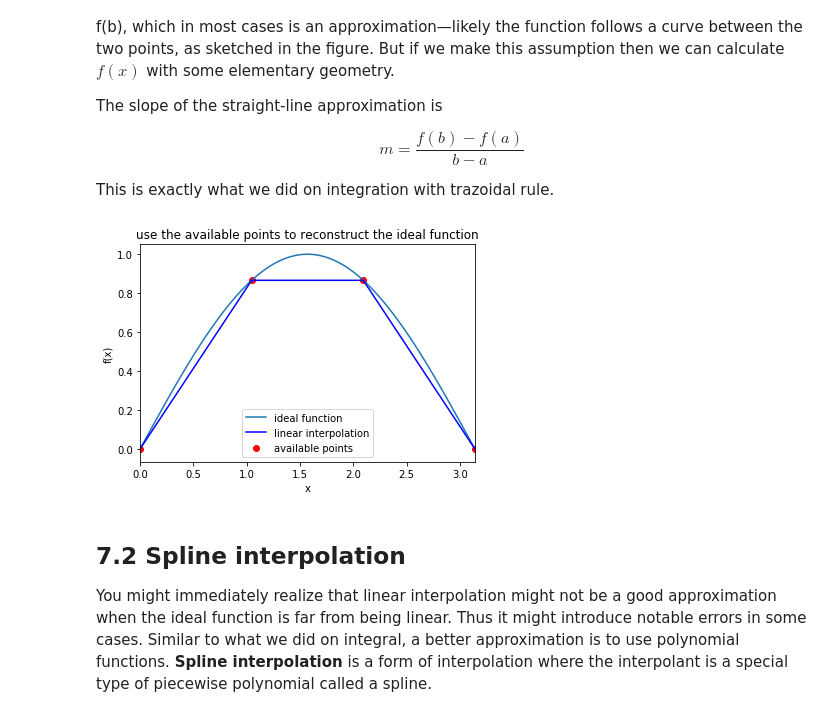
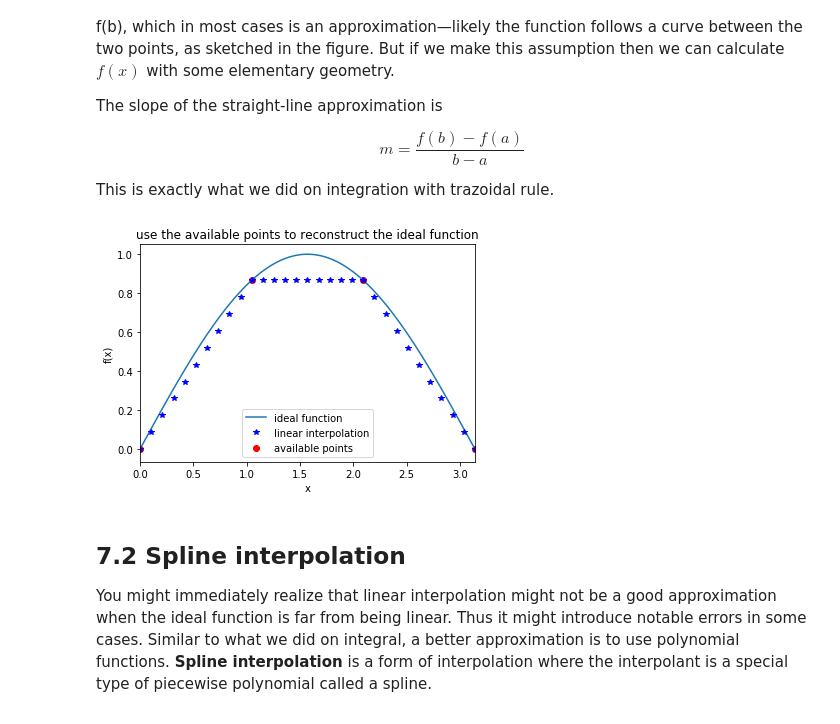
Before and after one commit to MaterSim/ComputationalPhysics300, a Jupyter notebook: Lec_07_interpolation.ipynb, the cells around one changed output. Saved outputs shown, nothing was run; the diff lists cells and outputs as text; code cells hidden in the pictures.

Commit message:
interpolation update

```diff
--- a/Lec_07_interpolation.ipynb
+++ b/Lec_07_interpolation.ipynb
@@ -66,35 +66,35 @@ npt2 = 10  #number of points you want to interpolate bewteen two known points
 x0 = np.linspace(x_min, x_max, npt0) #ideal function
 x1 = np.linspace(x_min, x_max, npt1) #available points
 
 
 #---------To interpolate based on the available points
 
 x2 = []
 y2 = []
 
 for i in range(npt1-1):
     slope = (f(x1[i+1])-f(x1[i]))/(x1[i+1]-x1[i])
     delta = (x1[i+1]-x1[i])/npt2
     for j in range(npt2+1):
         x2.append(x1[i]+delta*j)
         y2.append(f(x1[i]) + slope*delta*j)
 #---------To interpolate based on the available points
 
 
 
 #plot all points
 plt.plot(x0,f(x0),label='ideal function')
 plt.scatter(x1,f(x1), color='r', label='available points')
-plt.plot(x2,y2, 'b', label='linear interpolation')
+plt.plot(x2,y2, '*b', label='linear interpolation')
 
 plt.legend()
 plt.xlabel('x')
 plt.ylabel('f(x)')
 plt.xlim([0,pi])
 plt.title('use the available points to reconstruct the ideal function')
 plt.show()
 # %% [output]
-[figure, old version]
+[figure, new version]
 # %% [markdown]
 ## 7.2 Spline interpolation
 
```
Also changed, not shown: parts of 2 cells of this notebook.
